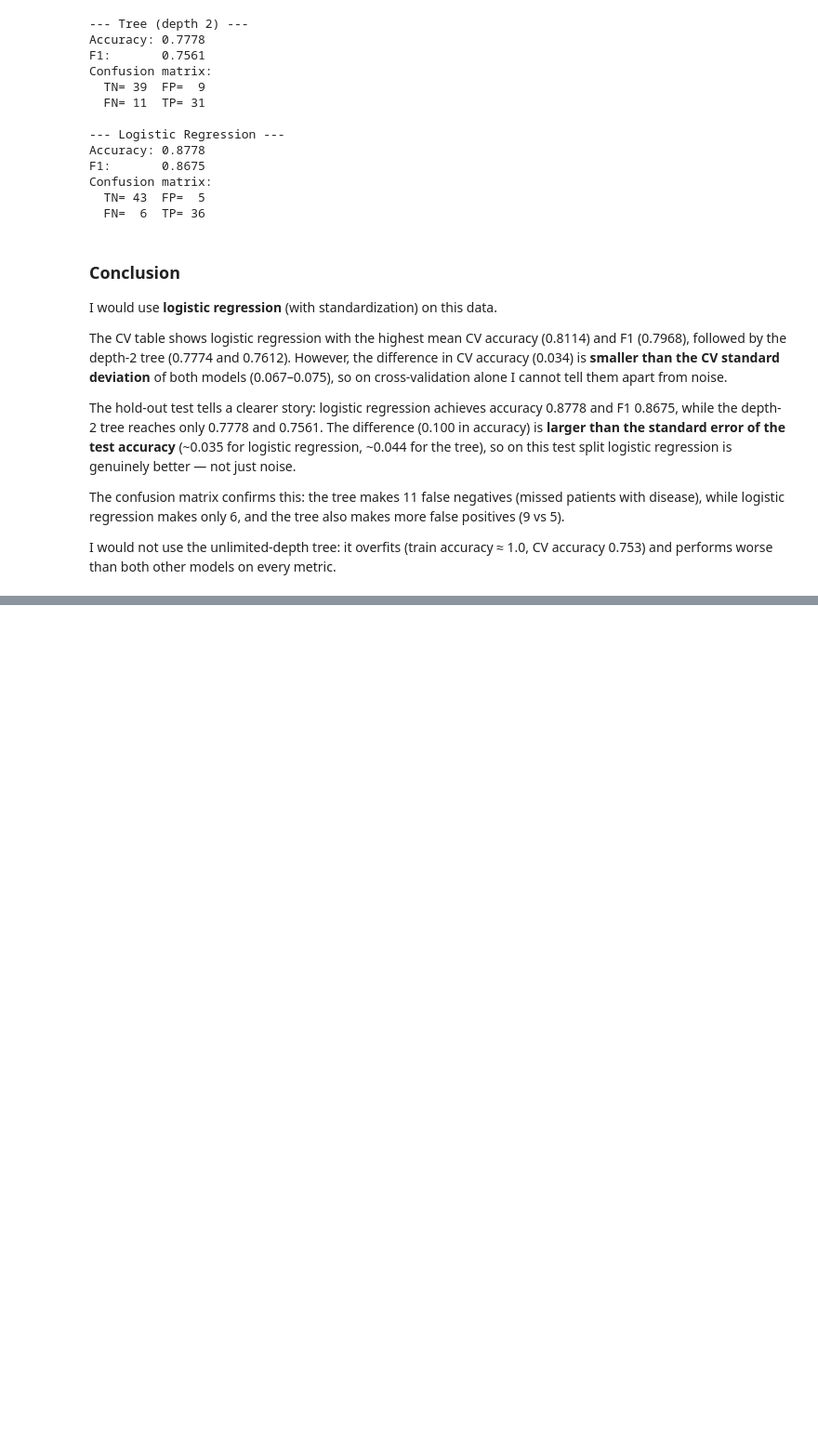
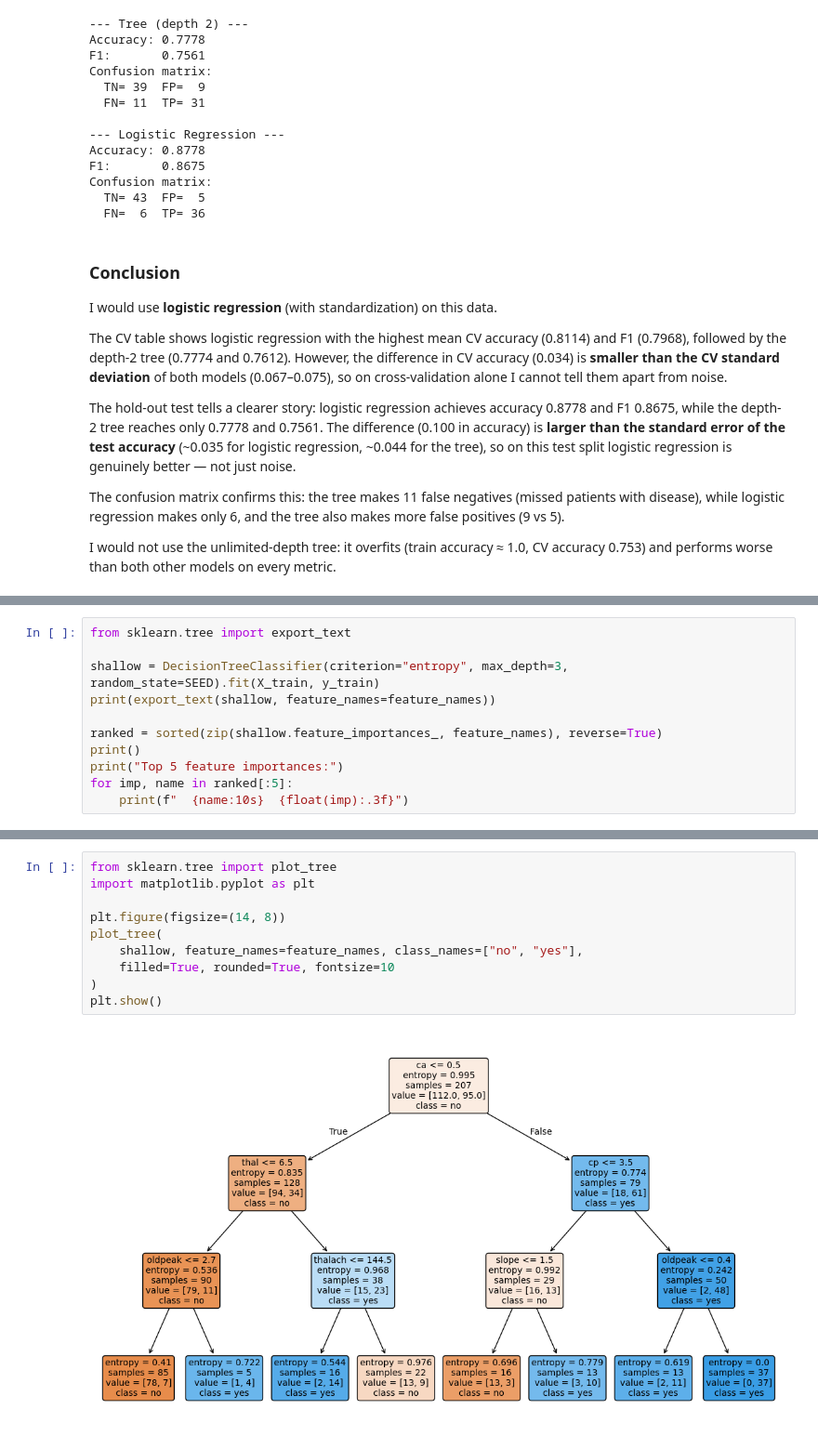
Before and after one commit to nuraiaben-dev/Aben_task2, a Jupyter notebook: Aben_task2.ipynb, the cells around one changed output, grey strips where cells are left out. Shown at 93% size. Saved outputs shown, nothing was run; the diff lists cells and outputs as text; blank space fills up the shorter version.

Commit message:
Part 5: reading tree rules, importances, reproducibility notes

```diff
--- a/Aben_task2.ipynb
+++ b/Aben_task2.ipynb
@@ -666,0 +669,11 @@ I would not use the unlimited-depth tree: it overfits (train accuracy ≈ 1.0, C
+# %%
+from sklearn.tree import export_text
+
+shallow = DecisionTreeClassifier(criterion="entropy", max_depth=3, random_state=SEED).fit(X_train, y_train)
+print(export_text(shallow, feature_names=feature_names))
+
+ranked = sorted(zip(shallow.feature_importances_, feature_names), reverse=True)
+print()
+print("Top 5 feature importances:")
+for imp, name in ranked[:5]:
+    print(f"  {name:10s}  {float(imp):.3f}")
@@ -666,0 +740,12 @@ I would not use the unlimited-depth tree: it overfits (train accuracy ≈ 1.0, C
+# %%
+from sklearn.tree import plot_tree
+import matplotlib.pyplot as plt
+
+plt.figure(figsize=(14, 8))
+plot_tree(
+    shallow, feature_names=feature_names, class_names=["no", "yes"],
+    filled=True, rounded=True, fontsize=10
+)
+plt.show()
+# %% [output]
+[figure, added]
```
Also changed, not shown: parts of 6 cells of this notebook.
